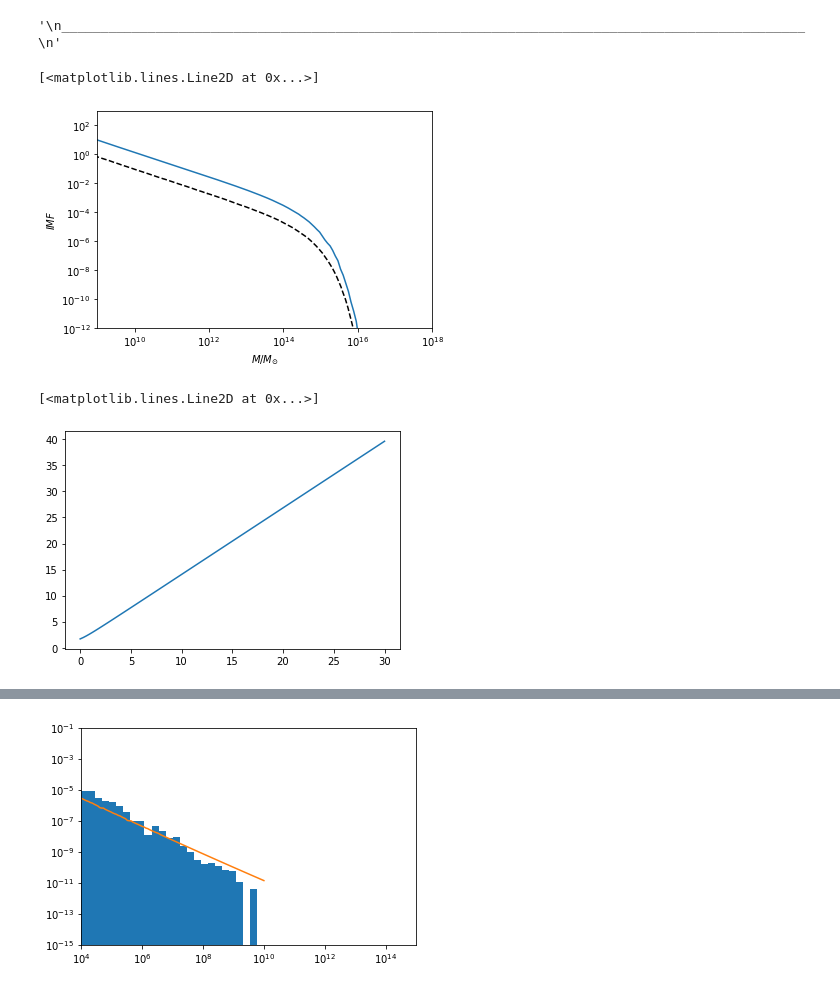
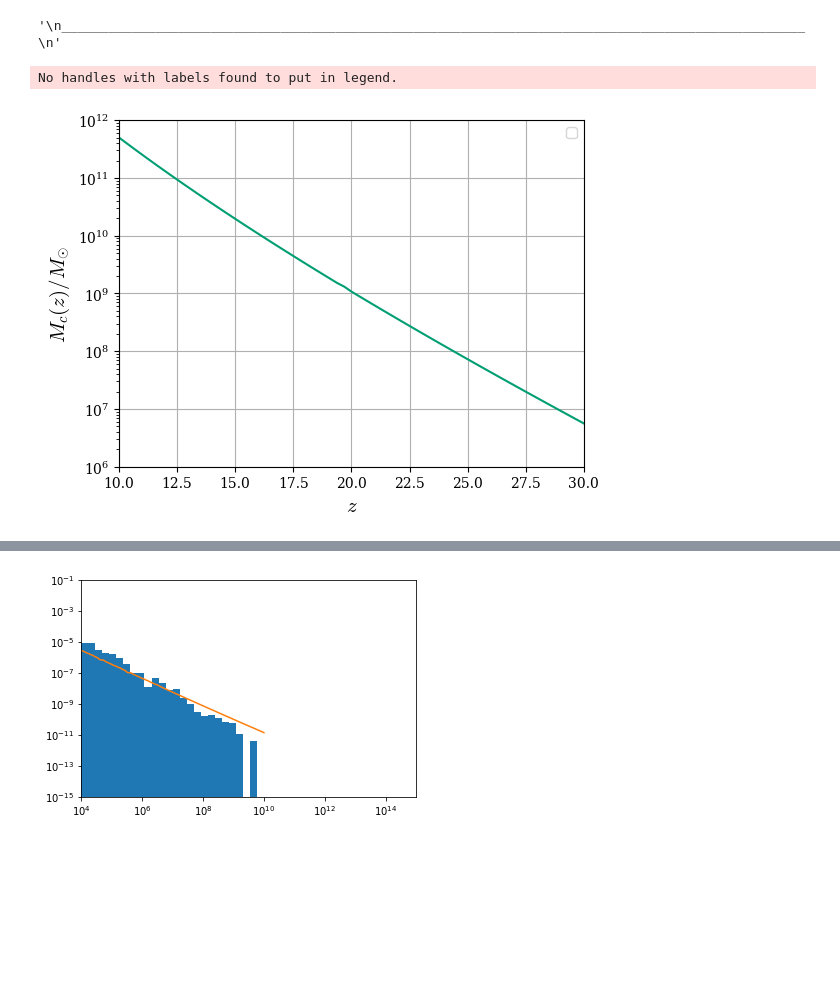
Before and after one commit to antoninvapa/Masters-Project, a Jupyter notebook: Classes.ipynb, the cells around one changed output, grey strips where cells are left out. Saved outputs shown, nothing was run; the diff lists cells and outputs as text; code cells hidden in the pictures; blank space fills up the shorter version.

```diff
--- a/Classes.ipynb
+++ b/Classes.ipynb
@@ -380,30 +422,10 @@ ________________________________________________________________________________
 """
 # %% [output]
 '\n_______________________________________________________________________________________________\n'
-# %%
-Fig, bx = plt.subplots(figsize=(6,4))
-HIMF=HaloMassFunction(0, logmass_lim=(4, 20), Nbins=100)
-
-m = np.logspace(4, 18, 200)
-
-bx.plot(m, HIMF.IMF(m, 0))
-bx.set_xscale('log')
-bx.set_xlabel('$M/M_{\odot}$')
-bx.set_ylabel('$IMF$')
-bx.set_yscale('log')
-bx.set_ylim(1e-12,1e3)
-bx.set_xlim(1e9,1e18)
-path = '/Users/antoninpantalacci/Desktop/Master Project/Papernotes and Books/Graph/P-S/'
-
-data = np.genfromtxt(path + 'Binney,Tremaine.csv', delimiter=';')
-bx.plot(data[:,0], data[:,1], 'k--', label = 'Binney and Tremaine 2006')
-# %% [output]
-[<matplotlib.lines.Line2D at 0x...>]
-[figure, removed]
 # %%
 
 class MergerRate:
-    def __init__(self, redshift, redshift_lim = (0, 12), M_1=5e13, omega_m=0.27, omega_l=0.73, h=0.73, ns=0.95, sigma8=0.8, Nbins=50, logmass_lim=(6, 20)):
+    def __init__(self, redshift, redshift_lim = (0, 12), M_1=5e13, omega_m=0.32, omega_l=0.68, h=0.67, ns=0.967, sigma8=0.808, Nbins=50, logmass_lim=(6, 20)):
         self.omega_m0 = omega_m
         self.omega_l0 = omega_l
         self.logmass_lim = logmass_lim
@@ -607,7 +629,7 @@ class MergerTree:
         return float(scipy.optimize.fsolve(self.S_for_M, M0, args=S))
 
     def S_for_M(self, M, S):
-        return self.sigma_int(M)**2-S
+        return self.sigma_int(M)**2-S**2
 
     def derivative(self, M):
         sigma = self.sigma(M)
@@ -626,13 +654,21 @@ class MergerTree:
 # %%
-z=np.linspace(0, 30, 100)
-MT = MergerTree()
-sigma_star = MT.Delta_c(z)/3
-M = np.zeros(len(z))
-for i in range(len(M)):
-    M[i] = np.log10(MT.M_finder(10**(4), sigma_star[i]**2))
+z = np.linspace(0, 30, 100)
+m_test = np.logspace(4, 15, 100)
+Dz = MT.Delta_c(z)
+m=[]
+for i in range(len(z)):
+    m.append(MT.M_finder(1e3, 1/6*MT.Delta_c(z[i])))
-# %%
-z=np.linspace(0, 30,100)
-plt.plot(z, MT.Delta_c(z))
-# %% [output]
-[<matplotlib.lines.Line2D at 0x...>]
-[figure, removed]
+# %%
+plt.subplots(figsize= (6,4.5))
+plt.plot(z, m)
+plt.ylim(1e6, 1e12)
+plt.xlim(10, 30)
+plt.yscale('log')
+plt.xlabel('$z$')
+plt.ylabel('$M_c(z)/M_{\odot}$')
+plt.grid()
+plt.legend()
+plt.savefig(path_image+'critical_mass.png', dpi=500)
+# %% [output]
+No handles with labels found to put in legend.
+[figure, added]
```
Also changed, not shown: parts of 10 cells of this notebook.
